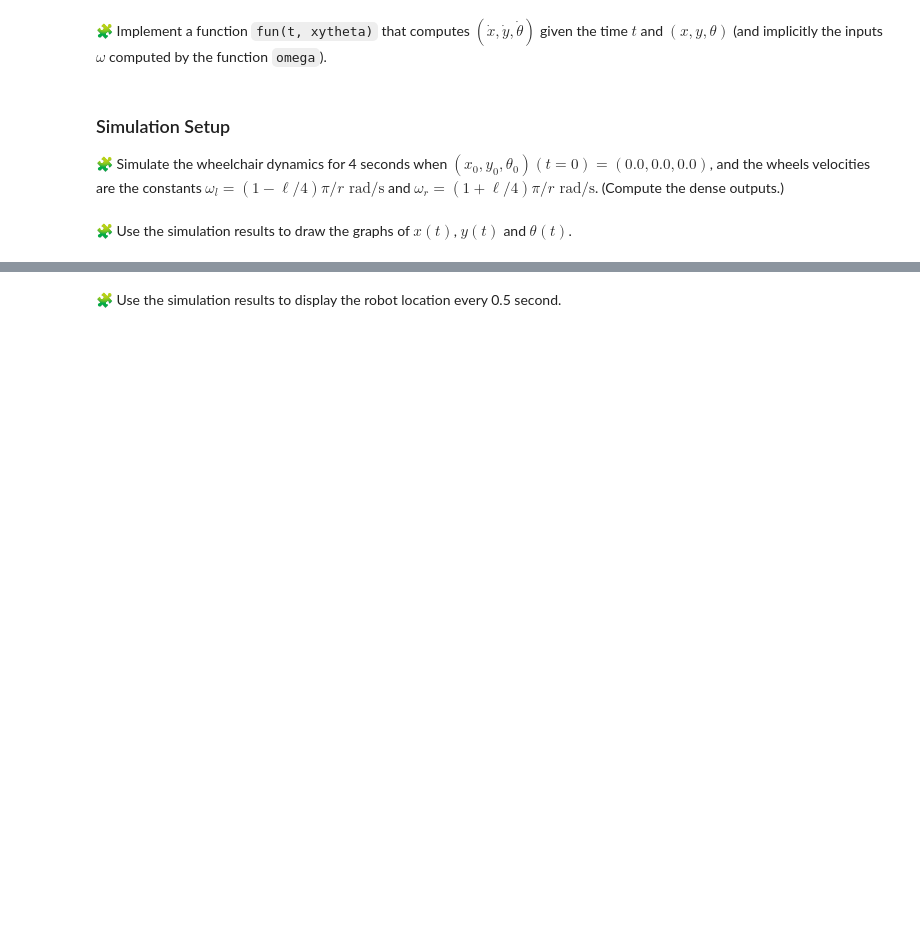
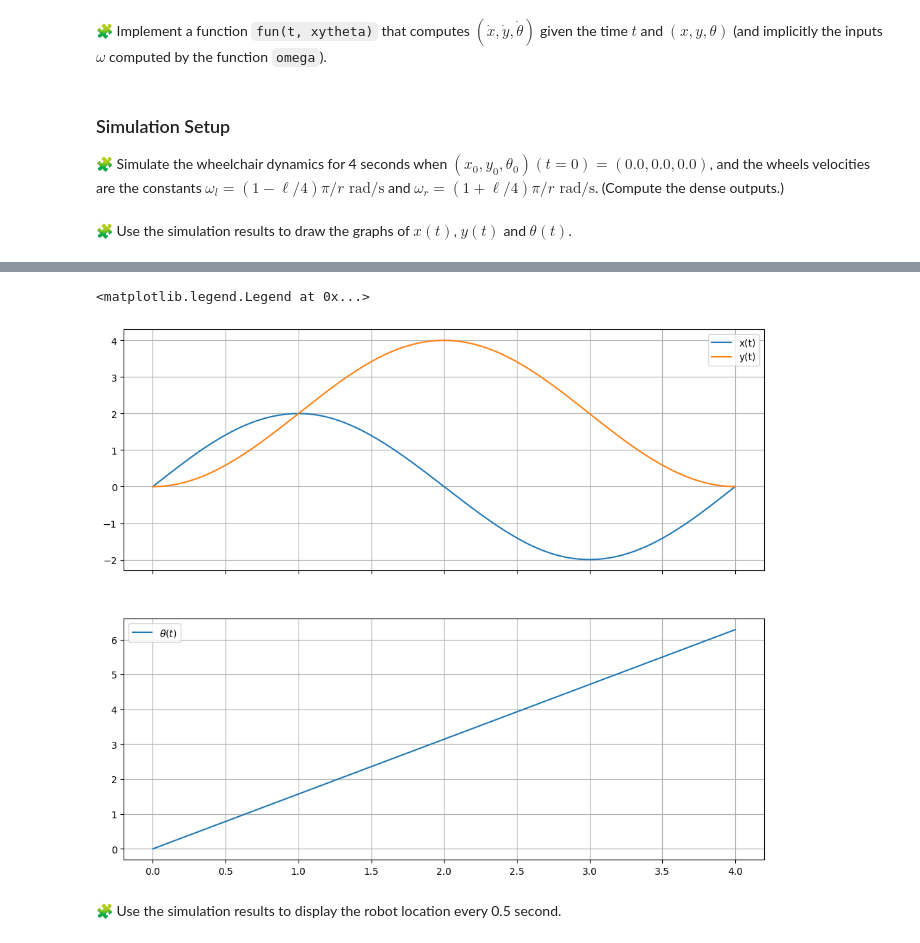
Before and after one commit to ahmedelalaoui142/control-engineering-with-python-project-2023-2024, a Jupyter notebook: Project_part_1.ipynb, the cells around one changed output, grey strips where cells are left out. Drawn from its saved outputs; the diff is of its cells as text; code cells hidden in the pictures; blank space fills up the shorter version.

```diff
--- a/Project_part_1.ipynb
+++ b/Project_part_1.ipynb
@@ -256,25 +231,21 @@ def fun(t, xytheta):
+# %%
+def fun(t, xytheta):
+    x, y, theta = xytheta
+    wl, wr = omega(t, xytheta) # compute the inputs
+
+    x_point = r/2 * (wl + wr) * np.cos(theta) # compute xdot
+    y_point = r/2 * (wl + wr) * np.sin(theta) # compute ydot
+    theta_point = r/l * (wr - wl) # compute thetadot
+    return array([x_point, y_point, theta_point])
 # %% [markdown]
 ### Simulation Setup
 
 🧩 Simulate the wheelchair dynamics for 4 seconds when $(x_0, y_0, \theta_0)(t=0) = (0.0, 0.0, 0.0)$,
 and the wheels velocities are the constants $\omega_l = (1 - \ell/4)  \pi / r \mbox{ rad/s}$ and $\omega_r = (1 + \ell/4)  \pi / r \mbox{ rad/s}$.
 (Compute the dense outputs.)
-# %%
-import numpy as np
-from scipy.integrate import solve_ivp
-import matplotlib.pyplot as plt
-
-# Constants
-R = 0.5  # Radius of the wheels
-w = 1/4  # Distance between the wheels
-r = 1.0  # Radius used in omega computation
-ell = 1/4  # Parameter ℓ in the omega computation
-# Initial conditions
-xytheta0 = [0.0, 0.0, 0.0]
-t_span = [0, 4]  # Time span for the simulation
-t_eval = np.linspace(t_span[0], t_span[1], 500)  # Time points for dense output
-
-# Solve the differential equations
-sol = solve_ivp(fun, t_span, xytheta0, t_eval=t_eval, method='RK45')
+# %%
+t_range = [0.0, 4]
+intial_values = [0.0, 0.0, 0.0]
+result = solve_ivp(fun=fun, t_span=t_range, y0=intial_values, dense_output = True)
 # %% [markdown]
 🧩 Use the simulation results to draw the graphs of $x(t)$, $y(t)$ and $\theta(t)$.
@@ -339,2 +252,17 @@ Time: 4.0s, Location: (x=0.00, y=0.00, theta=12.57 radians)
+# %%
+t = linspace(0.0, 4.0, 150)
+x, y, theta = result["sol"](t)
+fig=figure(figsize=(12, 10))
+ax1, ax2 = fig.subplots(2, 1, sharex=True)
+ax1.grid(True)
+ax1.plot(t, x, label="x(t)")
+ax1.plot(t, y, label="y(t)")
+ax1.legend()
+ax2.grid(True)
+ax2.plot(t, theta, label=r"$\theta(t)$")
+ax2.legend()
+# %% [output]
+<matplotlib.legend.Legend at 0x...>
+[figure, added]
 # %% [markdown]
 🧩 Use the simulation results to display the robot location every 0.5 second.
```
Also changed, not shown: parts of 7 cells of this notebook.
